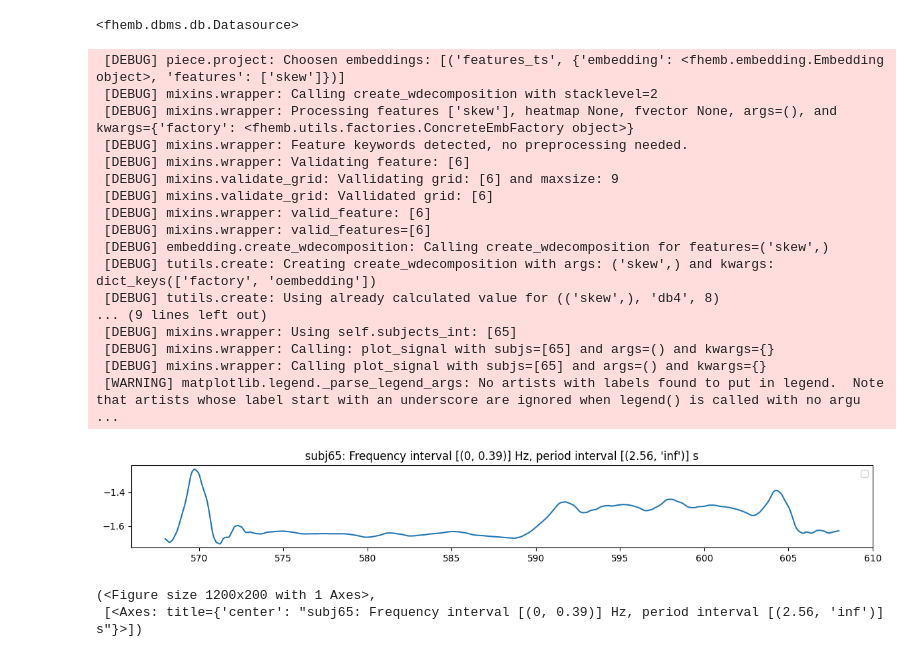
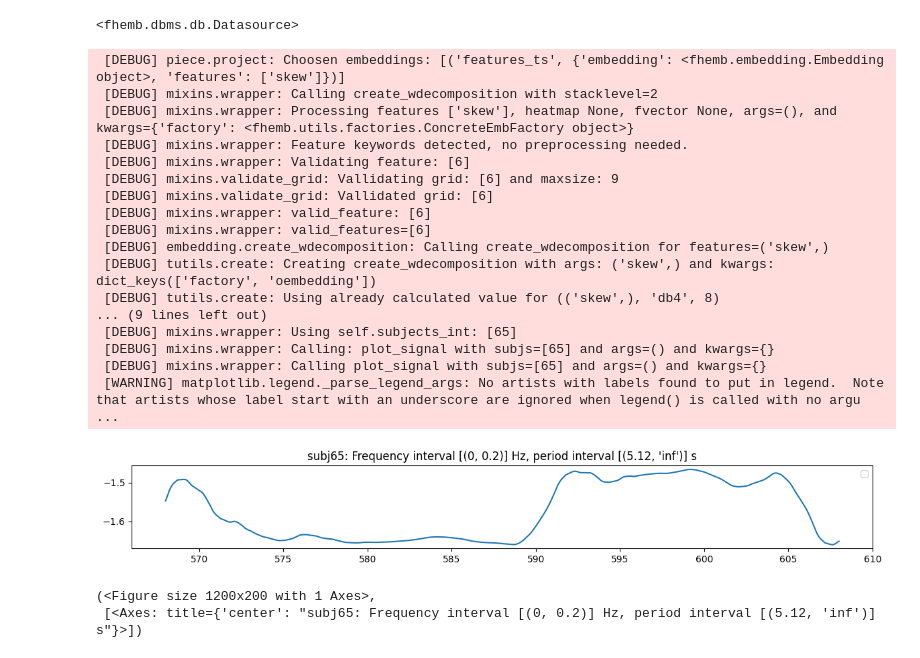
Before and after one commit to rdned/nbdev_fhemb, a Jupyter notebook: nbs/tfreq.ipynb, the cells around one changed output. Drawn from its saved outputs; the diff is of its cells as text; code cells hidden in the pictures.

```diff
--- a/nbs/tfreq.ipynb
+++ b/nbs/tfreq.ipynb
@@ -235,28 +233,28 @@ exc_tb=None
 # %%
 #| eval: false
 
-dg0.face_t.project(features=['skew'], subjs=[65], fbands=[0,1,2,3], wdfactory=wfactory('db4',8)).plot_signal(subjs=[65])
+dg0.face_t.project(features=['skew'], subjs=[65], fbands=[0,1,2], wdfactory=wfactory('db4',8)).plot_signal(subjs=[65])
 # %% [output]
  [DEBUG] piece.project: Choosen embeddings: [('features_ts', {'embedding': <fhemb.embedding.Embedding object>, 'features': ['skew']})]
  [DEBUG] mixins.wrapper: Calling create_wdecomposition with stacklevel=2
  [DEBUG] mixins.wrapper: Processing features ['skew'], heatmap None, fvector None, args=(), and kwargs={'factory': <fhemb.utils.factories.ConcreteEmbFactory object>}
  [DEBUG] mixins.wrapper: Feature keywords detected, no preprocessing needed.
  [DEBUG] mixins.wrapper: Validating feature: [6]
  [DEBUG] mixins.validate_grid: Vallidating grid: [6] and maxsize: 9
  [DEBUG] mixins.validate_grid: Vallidated grid: [6]
  [DEBUG] mixins.wrapper: valid_feature: [6]
  [DEBUG] mixins.wrapper: valid_features=[6]
  [DEBUG] embedding.create_wdecomposition: Calling create_wdecomposition for features=('skew',)
  [DEBUG] tutils.create: Creating create_wdecomposition with args: ('skew',) and kwargs: dict_keys(['factory', 'oembedding'])
  [DEBUG] tutils.create: Using already calculated value for (('skew',), 'db4', 8)
 ... (9 lines left out)
  [DEBUG] mixins.wrapper: Using self.subjects_int: [65]
  [DEBUG] mixins.wrapper: Calling: plot_signal with subjs=[65] and args=() and kwargs={}
  [DEBUG] mixins.wrapper: Calling plot_signal with subjs=[65] and args=() and kwargs={}
  [WARNING] matplotlib.legend._parse_legend_args: No artists with labels found to put in legend.  Note that artists whose label start with an underscore are ignored when legend() is called with no argu ...
-[figure, old version]
+[figure, new version]
 (<Figure size 1200x200 with 1 Axes>,
- [<Axes: title={'center': "subj65: Frequency interval [(0, 0.39)] Hz, period interval [(2.56, 'inf')] s"}>])
+ [<Axes: title={'center': "subj65: Frequency interval [(0, 0.2)] Hz, period interval [(5.12, 'inf')] s"}>])
 # %%
 #| eval: false
 
```
Also changed, not shown: parts of 4 cells of this notebook, 2 other files.
